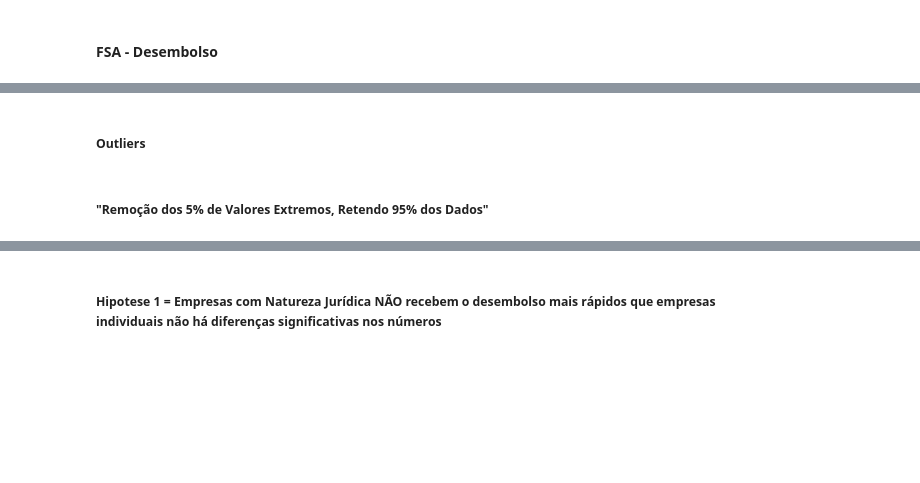
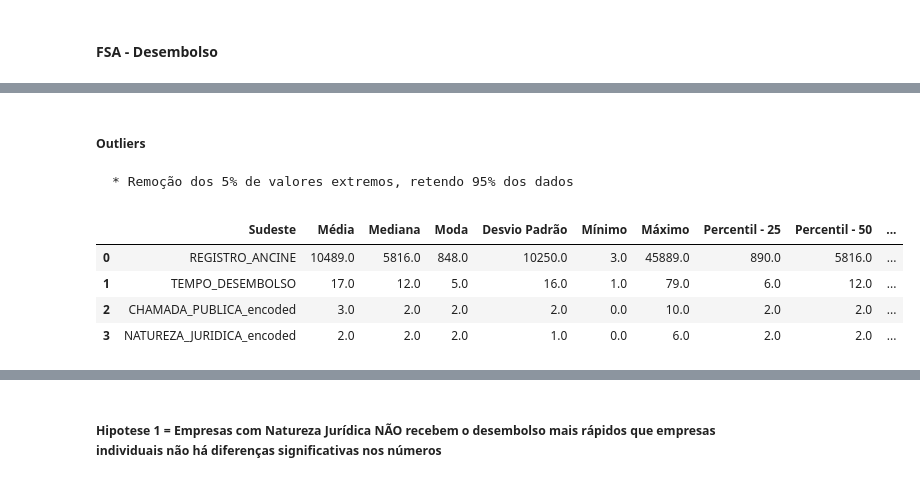
Before and after one commit to fonsecadados/AgenciaNacionalDoCinema_ANCINE, a Jupyter notebook: ANCINE_DesafiosEOportunidades.ipynb, the cells around one changed output, grey strips where cells are left out. Drawn from its saved outputs; the diff is of its cells as text; code cells hidden in the pictures; blank space fills up the shorter version.

Commit message:
outliers

```diff
--- a/ANCINE_DesafiosEOportunidades.ipynb
+++ b/ANCINE_DesafiosEOportunidades.ipynb
@@ -1306,24 +1289,23 @@ fsa_desembolso_tempo['NATUREZA_JURIDICA_encoded'] = pd.factorize(fsa_desembolso_
 
 #segumentar por regiões do Brasil
 
-sudeste = ['SP','RJ', 'ES', 'MG']
-fsa_desembolso_tempo_sudeste = fsa_desembolso_tempo[fsa_desembolso['UF'].isin(sudeste)]
+# sudeste = ['SP','RJ', 'ES', 'MG']
+# fsa_desembolso_tempo_sudeste = fsa_desembolso_tempo[fsa_desembolso['UF'].isin(sudeste)]
 
-sul = ['RS', 'SC', 'PR']
-fsa_desembolso_tempo_sul = fsa_desembolso_tempo[fsa_desembolso_tempo['UF'].isin(sul)]
+# sul = ['RS', 'SC', 'PR']
+# fsa_desembolso_tempo_sul = fsa_desembolso_tempo[fsa_desembolso_tempo['UF'].isin(sul)]
 
-nordeste = ['BA', 'PI', 'MA', 'CE', 'RN', 'PB', 'PE', 'SE', 'AL']
-fsa_desembolso_tempo_nordeste = fsa_desembolso_tempo[fsa_desembolso_tempo['UF'].isin(nordeste)]
+# nordeste = ['BA', 'PI', 'MA', 'CE', 'RN', 'PB', 'PE', 'SE', 'AL']
+# fsa_desembolso_tempo_nordeste = fsa_desembolso_tempo[fsa_desembolso_tempo['UF'].isin(nordeste)]
 
-centro_oeste = ['MT', 'MS', 'GO', 'DF']
-fsa_desembolso_tempo_centro_oeste = fsa_desembolso_tempo[fsa_desembolso_tempo['UF'].isin(centro_oeste)]
+# centro_oeste = ['MT', 'MS', 'GO', 'DF']
+# fsa_desembolso_tempo_centro_oeste = fsa_desembolso_tempo[fsa_desembolso_tempo['UF'].isin(centro_oeste)]
 
-norte = ['RR', 'AP', 'AM', 'PA', 'AC', 'TO', 'RO']
-fsa_desembolso_tempo_norte = fsa_desembolso_tempo[fsa_desembolso_tempo['UF'].isin(norte)]
+# norte = ['RR', 'AP', 'AM', 'PA', 'AC', 'TO', 'RO']
+# fsa_desembolso_tempo_norte = fsa_desembolso_tempo[fsa_desembolso_tempo['UF'].isin(norte)]
-# %% [markdown]
-##### Outliers
 # %% [markdown]
-##### "Remoção dos 5% de Valores Extremos, Retendo 95% dos Dados"
+##### Outliers
+    * Remoção dos 5% de valores extremos, retendo 95% dos dados
 # %%
 #Definindo
 # Copiando os DataFrames para evitar modificações nos originais
@@ -1348,0 +1387,8 @@ for uf in ufs:
+# %%
+stats_tempo_desembolso(regiao='Sudeste', dias=80)
+# %% [output]
+|  | Sudeste | Média | Mediana | Moda | Desvio Padrão | Mínimo | Máximo | Percentil - 25 | Percentil - 50 | ... |
+| 0 | REGISTRO_ANCINE | 10489.0 | 5816.0 | 848.0 | 10250.0 | 3.0 | 45889.0 | 890.0 | 5816.0 | ... |
+| 1 | TEMPO_DESEMBOLSO | 17.0 | 12.0 | 5.0 | 16.0 | 1.0 | 79.0 | 6.0 | 12.0 | ... |
+| 2 | CHAMADA_PUBLICA_encoded | 3.0 | 2.0 | 2.0 | 2.0 | 0.0 | 10.0 | 2.0 | 2.0 | ... |
+| 3 | NATUREZA_JURIDICA_encoded | 2.0 | 2.0 | 2.0 | 1.0 | 0.0 | 6.0 | 2.0 | 2.0 | ... |
```
Also changed, not shown: parts of 12 cells of this notebook.
